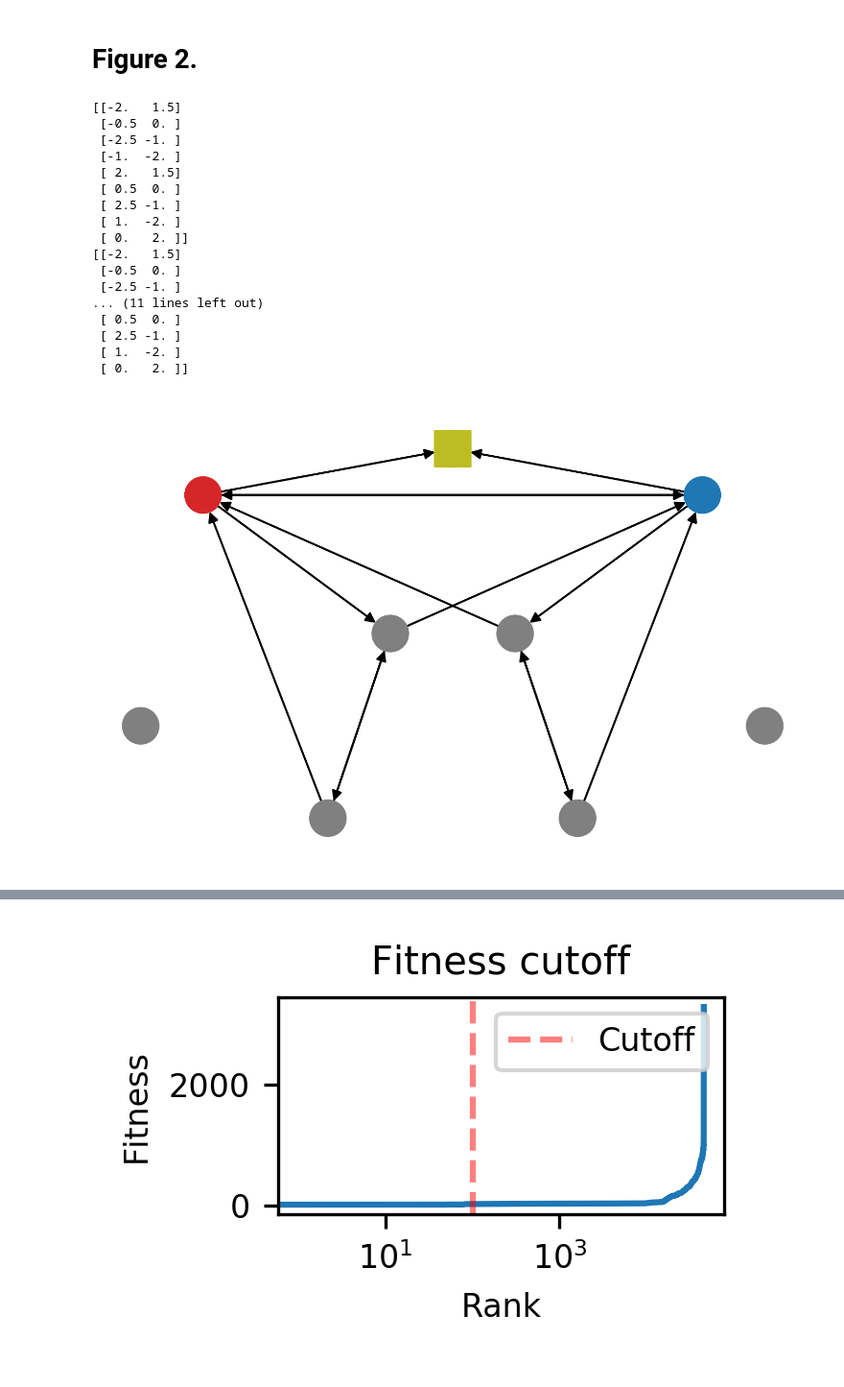
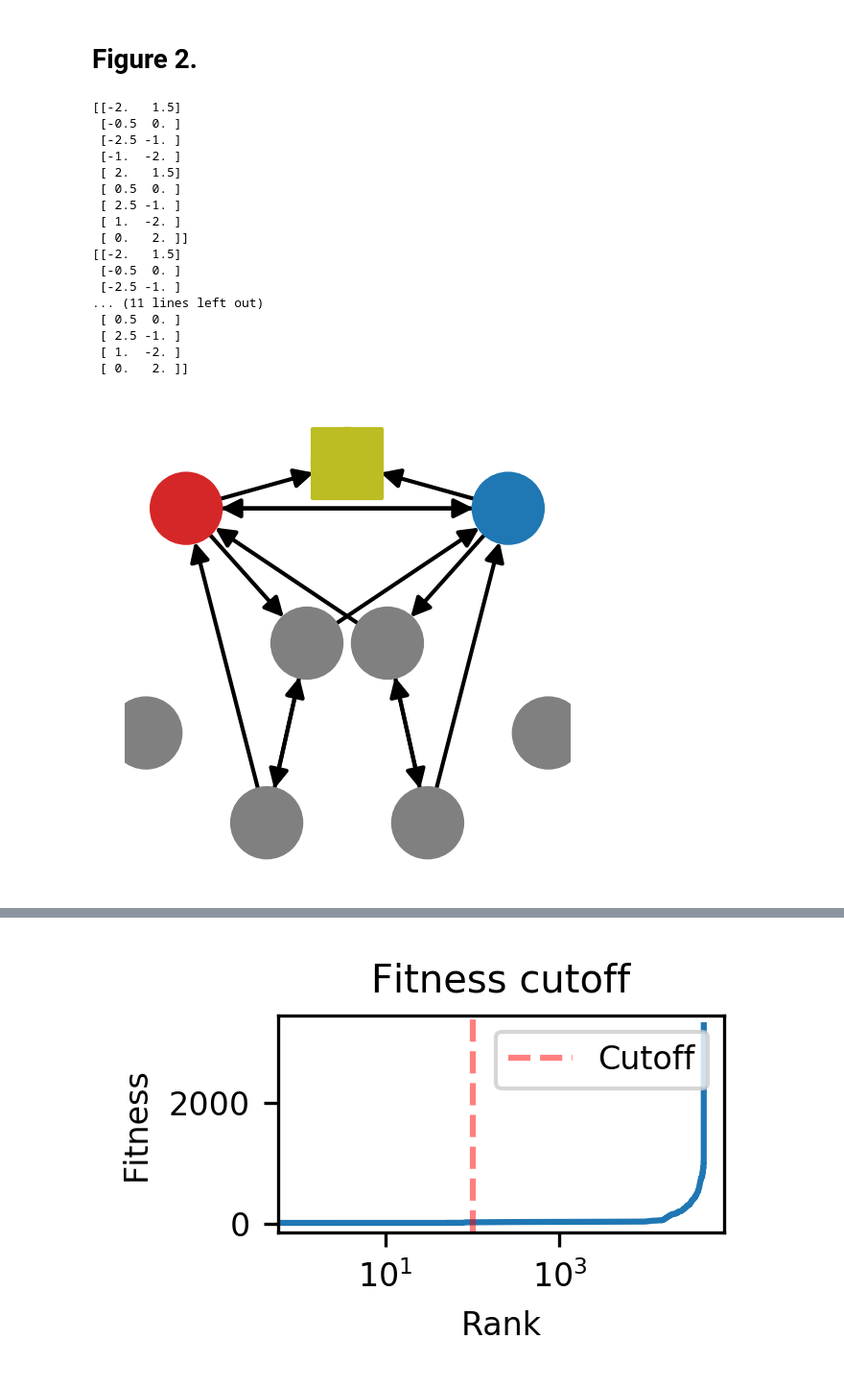
Before and after one commit to Raphtor/cpg_search, a Jupyter notebook: FigureGeneration.ipynb, the cells around one changed output, grey strips where cells are left out. Shown at 96% size. Saved outputs shown, nothing was run; the diff lists cells and outputs as text; code cells hidden in the pictures.

Commit message:
Moved a lot of figure gen to file, more compliance added

```diff
--- a/FigureGeneration.ipynb
+++ b/FigureGeneration.ipynb
@@ -47,8 +47,8 @@ for k,v in colors.items():
     colors[k] = mcolors.to_rgba(v)
     print(k, colors[k])
 colors['background'] = np.array([0,0,0,0])
-def savefig(fig, name):
-    fig.savefig(os.path.join(figure_path,name))
+def savefig(fig, name,**kwargs):
+    fig.savefig(os.path.join(figure_path,name),**kwargs)
 # %% [output]
 ('l1_node', (0.8392156862745098, 0.15294117647058825, 0.1568627450980392, 1.0))
 ('r1_node', (0.12156862745098039, 0.4666666666666667, 0.7058823529411765, 1.0))
@@ -352,7 +352,10 @@ def plot_s2_graph(ax,adj):
     modules = 2
     m=4
     with_labels=False
-    kwargs = {}
+    kwargs = dict(
+        node_size=100,
+       font_size=6,
+       arrow_size=5)
     node_positions = np.array([
 
         [-2,1.5], # L1
@@ -376,67 +379,68 @@ def plot_s2_graph(ax,adj):
     mncolors = [colors['module1'],colors['module2']]
     nodecolors.extend(mncolors)
     print(node_positions)
+
     nx.draw_networkx(G, pos=node_positions,ax=ax,with_labels=False, node_color=nodecolors , **kwargs)
-    nx.draw_networkx_nodes(G.subgraph([16,17]),with_labels=False,pos={16:[0,2],17:[0,-2.5]},node_color=mncolors,node_shape='s')
+    nx.draw_networkx_nodes(G.subgraph([16,17]),with_labels=False,pos={16:[0,2],17:[0,-2.5]},node_color=mncolors,node_shape='s',**kwargs)
     ax.set_yticks([])
     ax.set_xticks([])
     ax.axis('off')
 def plot_s1_out(ax,T,x,xfit, tslc):
-    ax.plot(T[tslc],x[tslc], color='k',ls='--',lw=0.1)
-    ax.plot(T[tslc],xfit[tslc], color=colors['motor_node'], alpha=0.3, lw=1)
+    ax.plot(T[tslc],x[tslc], color='k',ls='--',lw=1)
+    ax.plot(T[tslc],xfit[tslc], color=colors['motor_node'], alpha=0.3, lw=2)
     ax.set_xlabel('Time (s)', )
     ax.set_ylabel('Motor value (u)',)
 def plot_s2_out(ax,T,x1,x1fit,x2,x2fit, tslc):
-    ax.plot(T[tslc],x1[tslc], color='k',ls='--',lw=0.1)
-    ax.plot(T[tslc],x1fit[tslc], color=colors['module1'], alpha=0.3, lw=1)
-    ax.plot(T[tslc],x2[tslc], color='k',ls='--',lw=0.1)
-    ax.plot(T[tslc],x2fit[tslc], color=colors['module2'], alpha=0.3, lw=1)
+    ax.plot(T[tslc],x1[tslc], color='k',ls='--',lw=1)
+    ax.plot(T[tslc],x1fit[tslc], color=colors['module1'], alpha=0.3, lw=2)
+    ax.plot(T[tslc],x2[tslc], color='k',ls='--',lw=1)
+    ax.plot(T[tslc],x2fit[tslc], color=colors['module2'], alpha=0.3, lw=2)
     ax.set_xlabel('Time (s)', )
     ax.set_ylabel('Motor value (u)',)
 # %%
 # a,b
 fn = s1_sorted.iloc[0]
 T,x,xfit,adj,_ = load_s1_file(fn, s1_datafiles)
-fig,ax = plt.subplots()
+fig,ax = plt.subplots(figsize=(2,2))
 plot_s1_graph(ax,adj)
 savefig(fig,"2a")
-fig, ax = plt.subplots(figsize=(1,1))
+fig, ax = plt.subplots(figsize=(2,2))
 plot_s1_out(ax,T,x,xfit,tslc)
 savefig(fig,"2b")
 # c,d
 fn = s1_sorted.iloc[99]
 T,x,xfit,adj,met = load_s1_file(fn, s1_datafiles)
-fig,ax = plt.subplots()
+fig,ax = plt.subplots(figsize=(2,2))
 plot_s1_graph(ax,adj)
 savefig(fig,"2c")
-fig, ax = plt.subplots(figsize=(1,1))
+fig, ax = plt.subplots(figsize=(2,2))
 plot_s1_out(ax,T,x,xfit,tslc)
 savefig(fig,"2d")
 # e,f
 fn = s1_sorted.iloc[-20]
 T,x,xfit,adj,_ = load_s1_file(fn, s1_datafiles)
-fig,ax = plt.subplots()
+fig,ax = plt.subplots(figsize=(2,2),tight_layout=False)
 plot_s1_graph(ax,adj)
-savefig(fig,"2e")
-fig, ax = plt.subplots(figsize=(1,1))
+savefig(fig,"2e",bbox_inches=None)
+fig, ax = plt.subplots(figsize=(2,2))
 plot_s1_out(ax,T,x,xfit,tslc)
-savefig(fig,"2f")
+savefig(fig,"2f",bbox_inches=None)
 # %% [output]
 [[-2.   1.5]
  [-0.5  0. ]
  [-2.5 -1. ]
  [-1.  -2. ]
  [ 2.   1.5]
  [ 0.5  0. ]
  [ 2.5 -1. ]
  [ 1.  -2. ]
  [ 0.   2. ]]
 [[-2.   1.5]
  [-0.5  0. ]
  [-2.5 -1. ]
 ... (11 lines left out)
  [ 0.5  0. ]
  [ 2.5 -1. ]
  [ 1.  -2. ]
  [ 0.   2. ]]
-[figure, old version]
+[figure, new version]
```
Also changed, not shown: parts of 31 cells of this notebook, 5 other files.
